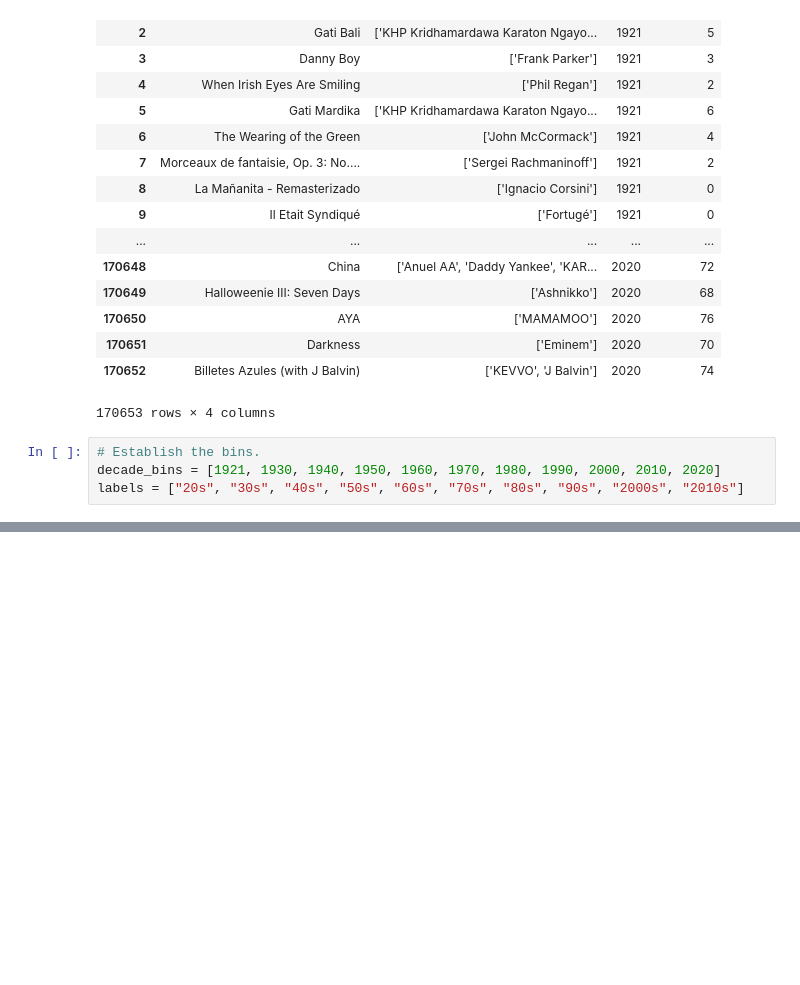
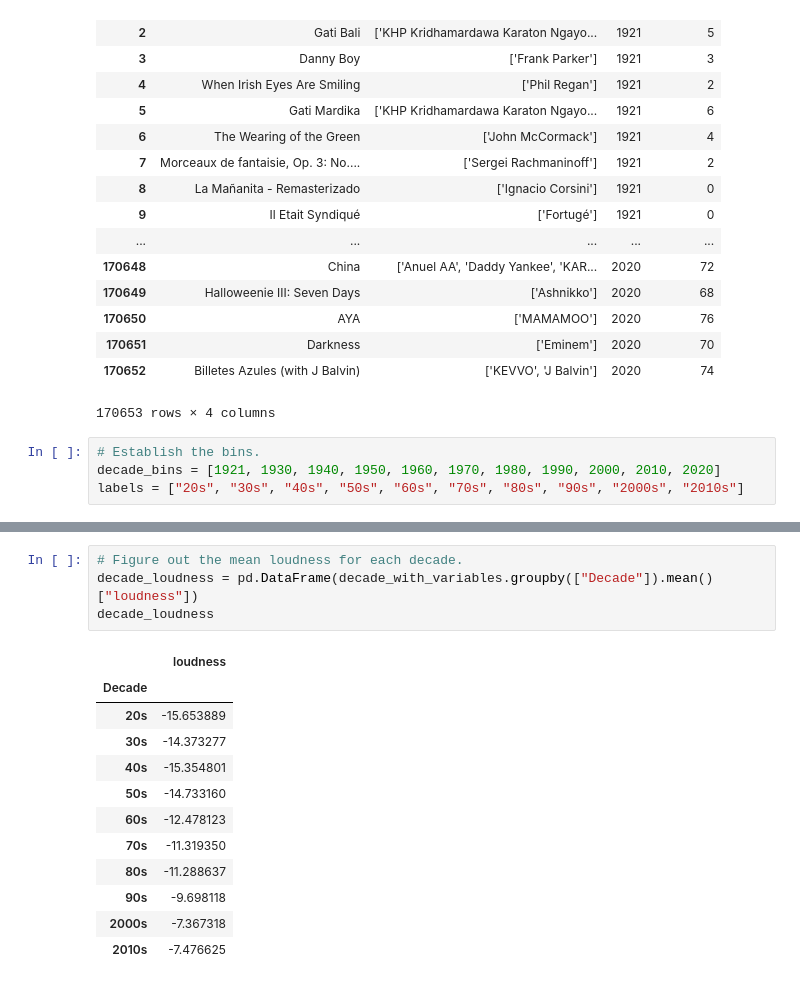
Before and after one commit to Lee88jl/Project-gt-1, a Jupyter notebook: Misko/Decade Analysis.ipynb, the cells around one changed output, grey strips where cells are left out. Cells and saved outputs as stored; diff of their text form; blank space fills up the shorter version.

```diff
--- a/Misko/Individual Songs Analysis.ipynb
+++ b/Misko/Decade Analysis.ipynb
@@ -70,0 +99,17 @@ decade_popularity
+# %%
+# Figure out the mean loudness for each decade.
+decade_loudness = pd.DataFrame(decade_with_variables.groupby(["Decade"]).mean()["loudness"])
+decade_loudness
+# %% [output]
+|  | loudness |
+| Decade |  |
+| 20s | -15.653889 |
+| 30s | -14.373277 |
+| 40s | -15.354801 |
+| 50s | -14.733160 |
+| 60s | -12.478123 |
+| 70s | -11.319350 |
+| 80s | -11.288637 |
+| 90s | -9.698118 |
+| 2000s | -7.367318 |
+| 2010s | -7.476625 |
```
Also changed, not shown: parts of 5 cells of this notebook.
